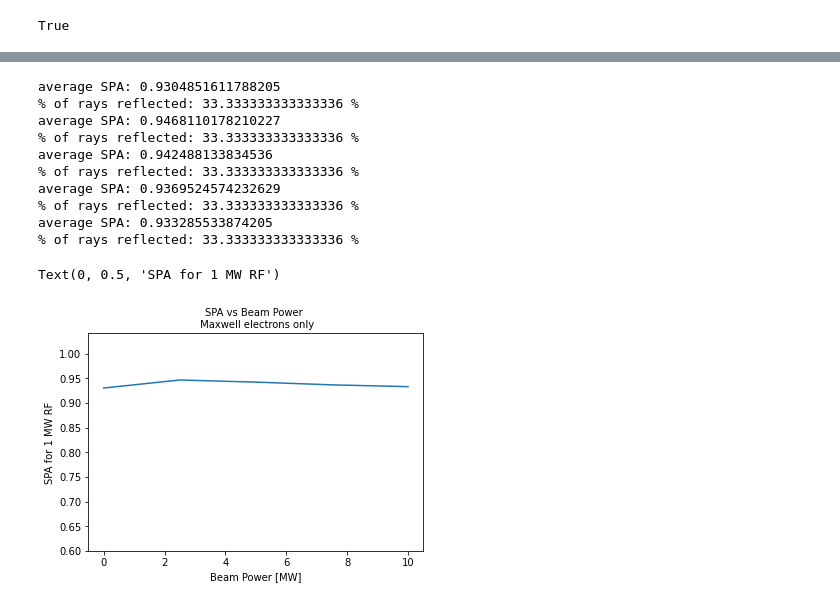
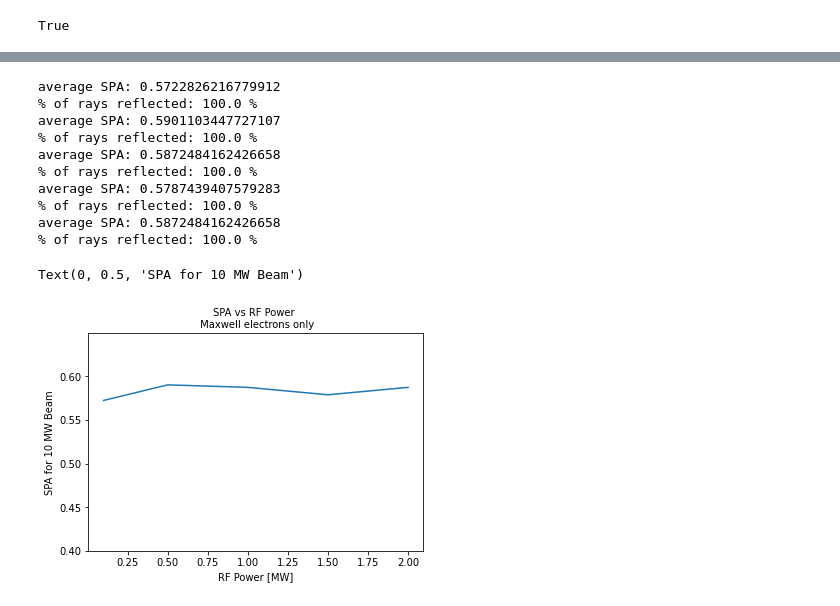
Before and after one commit to vandelij/genray_cql3d_plots, a Jupyter notebook: shots/174658/scan_beam_and_RF/beam_2_5_scan/rfpwrscan_notebook.ipynb, the cells around one changed output, grey strips where cells are left out. Cells and saved outputs as stored; diff of their text form; code cells hidden in the pictures.

```diff
--- a/shots/174658/scan_beam_and_RF/beam_2_5_scan/rfpwrscan_notebook.ipynb
+++ b/shots/174658/scan_beam_and_RF/beam_2_5_scan/rfpwrscan_notebook.ipynb
@@ -162,7 +162,7 @@ f0_5 = cql_nc_0_5.variables["f"][:]
 f1 = cql_nc_1.variables["f"][:]
 f1_5 = cql_nc_1_5.variables["f"][:]
 f2 = cql_nc_2.variables["f"][:]
-f = f2
+f = f1_5
 cql_nc = cql_nc_2
 ebkev = 80 # kev TODO: make sure this matches the file!!
 
@@ -540,7 +540,7 @@ plt.legend()
 # %%
 # Beam power to general species
 total_beam_power = np.array([0.0, 0.0, 0.0, 0.0, 0.0])
-rfpwr_array = np.array([0, 2.5, 5, 7.5, 10])
+rfpwr_array = np.array([0.1, 0.5, 1, 1.5, 2])
 print(np.trapz(pwr_RF_to_gen0_1*dvol*(1/100)**3))
 
 total_beam_power[0] = np.trapz(pwr_beam_to_gen0*dvol*(1/100)**3)
@@ -563,0 +564,16 @@ Text(0, 0.5, 'Absorbed RF Power [MW]')
+# %%
+# delete this area. Just checking I am thinknig about these rays correctly.
+from scipy import signal
+find_peaks = signal.find_peaks
+radialVariable = (np.copy(cqlrf_nc_0_1.variables["spsi"]))
+delpwr= np.copy(cqlrf_nc_0_1.variables["delpwr"])
+bounceRho = .96
+ray = 10
+peakIndices, _ = find_peaks(radialVariable[ray, :], height = bounceRho)
+offset = 0
+relevantIndices = peakIndices#[peakIndices > offset]
+
+plt.plot(radialVariable[ray, :], delpwr[ray, :])
+plt.scatter(radialVariable[ray, peakIndices], delpwr[ray, peakIndices])
+print(len(relevantIndices))
+#print(delpwr[])
@@ -611,22 +638,22 @@ SPA_array[2] = getSPA(cqlrf_nc_1)
 SPA_array[3] = getSPA(cqlrf_nc_1_5)
 SPA_array[4] = getSPA(cqlrf_nc_2)
 # %% [output]
-average SPA: 0.9304851611788205
-% of rays reflected: 33.333333333333336 %
-average SPA: 0.9468110178210227
-% of rays reflected: 33.333333333333336 %
-average SPA: 0.942488133834536
-% of rays reflected: 33.333333333333336 %
-average SPA: 0.9369524574232629
-% of rays reflected: 33.333333333333336 %
-average SPA: 0.933285533874205
-% of rays reflected: 33.333333333333336 %
+average SPA: 0.5722826216779912
+% of rays reflected: 100.0 %
+average SPA: 0.5901103447727107
+% of rays reflected: 100.0 %
+average SPA: 0.5872484162426658
+% of rays reflected: 100.0 %
+average SPA: 0.5787439407579283
+% of rays reflected: 100.0 %
+average SPA: 0.5872484162426658
+% of rays reflected: 100.0 %
 # %%
-plt.ylim((0.6, 1.1*max(SPA_array)))
+plt.ylim((0.4, 1.1*max(SPA_array)))
 plt.plot(rfpwr_array, SPA_array)
-plt.title(f'SPA vs Beam Power \n Maxwell electrons only')
-plt.xlabel('Beam Power [MW]')
-plt.ylabel('SPA for 1 MW RF')
+plt.title(f'SPA vs RF Power \n Maxwell electrons only')
+plt.xlabel('RF Power [MW]')
+plt.ylabel('SPA for 10 MW Beam')
 # %% [output]
-Text(0, 0.5, 'SPA for 1 MW RF')
+Text(0, 0.5, 'SPA for 10 MW Beam')
-[figure, old version]
+[figure, new version]
```
Also changed, not shown: parts of 17 cells of this notebook, 2 other files.
